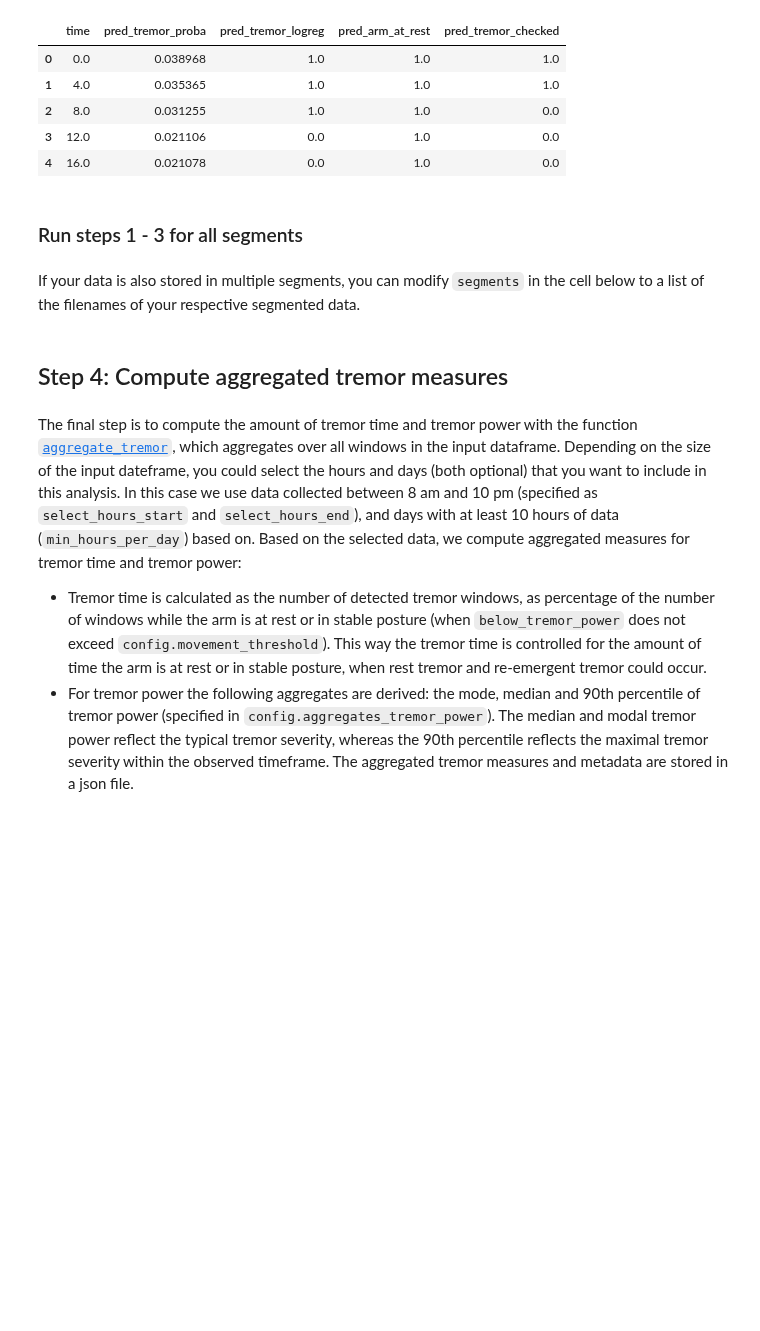
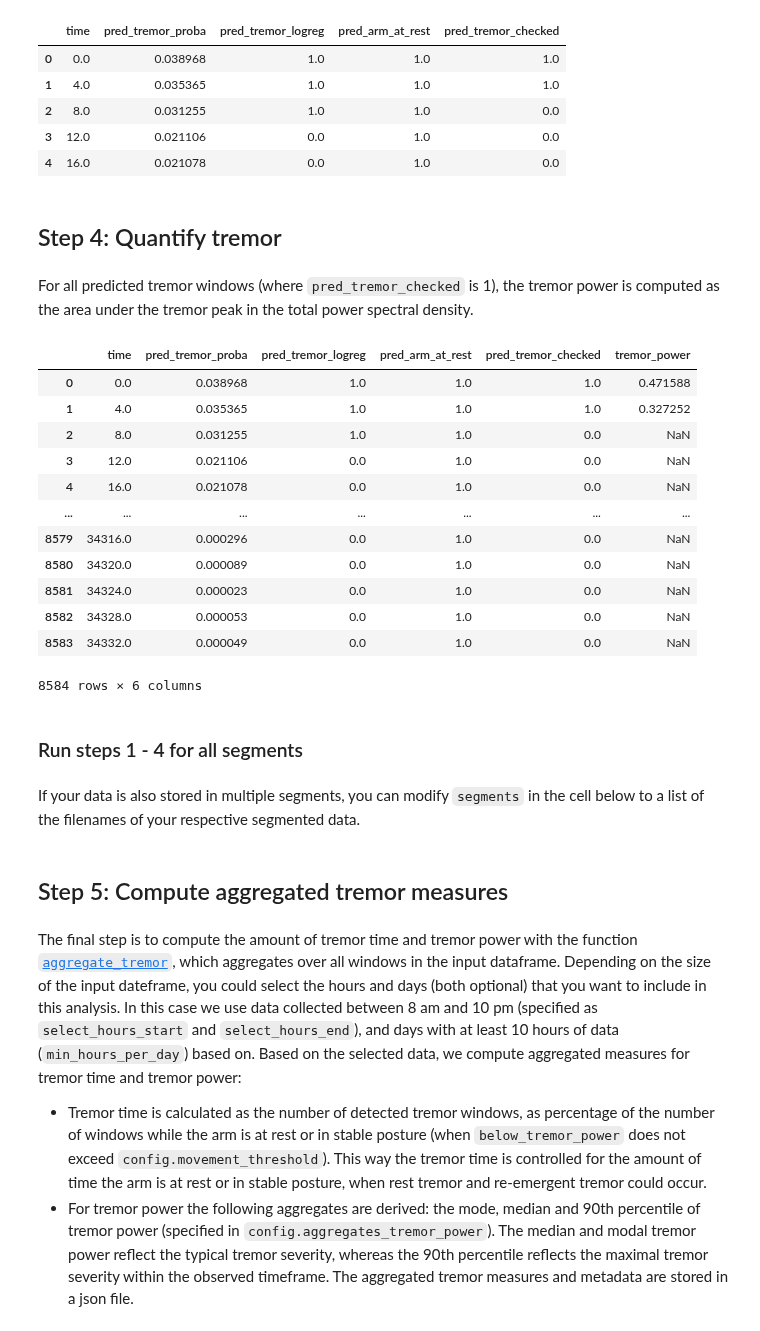
Before and after one commit to biomarkersParkinson/paradigma, a Jupyter notebook: docs/tutorials/tremor_analysis.ipynb, the cells around one changed output. Cells and saved outputs as stored; diff of their text form; code cells hidden in the pictures; blank space fills up the shorter version.

Commit message:
add quantification step to tremor pipeline

```diff
--- a/docs/tutorials/tremor_analysis.ipynb
+++ b/docs/tutorials/tremor_analysis.ipynb
@@ -87,7 +88,7 @@ from paradigma.pipelines.tremor_pipeline import extract_tremor_features
 config = TremorConfig(step='features')
 print(f'The window length is {config.window_length_s} seconds')
 
-df_features = extract_tremor_features(df_preprocessed_data, config)
+df_features, freqs, total_psd = extract_tremor_features(df_preprocessed_data, config)
 
 df_features
 # %% [output]
@@ -179,8 +180,32 @@ df_predictions.head()
 | 2 | 8.0 | 0.031255 | 1.0 | 1.0 | 0.0 |
 | 3 | 12.0 | 0.021106 | 0.0 | 1.0 | 0.0 |
 | 4 | 16.0 | 0.021078 | 0.0 | 1.0 | 0.0 |
+# %% [markdown]
+## Step 4: Quantify tremor
+# %% [markdown]
+For all predicted tremor windows (where `pred_tremor_checked` is 1), the tremor power is computed as the area under the tremor peak in the total power spectral density.
+# %%
+from paradigma.pipelines.tremor_pipeline import compute_tremor_power
+
+df_quantification = compute_tremor_power(df_predictions, freqs, total_psd, config)
+
+df_quantification[['time', 'pred_tremor_proba', 'pred_tremor_logreg', 'pred_arm_at_rest', 'pred_tremor_checked','tremor_power']]
+# %% [output]
+|  | time | pred_tremor_proba | pred_tremor_logreg | pred_arm_at_rest | pred_tremor_checked | tremor_power |
+| 0 | 0.0 | 0.038968 | 1.0 | 1.0 | 1.0 | 0.471588 |
+| 1 | 4.0 | 0.035365 | 1.0 | 1.0 | 1.0 | 0.327252 |
+| 2 | 8.0 | 0.031255 | 1.0 | 1.0 | 0.0 | NaN |
+| 3 | 12.0 | 0.021106 | 0.0 | 1.0 | 0.0 | NaN |
+| 4 | 16.0 | 0.021078 | 0.0 | 1.0 | 0.0 | NaN |
+| ... | ... | ... | ... | ... | ... | ... |
+| 8579 | 34316.0 | 0.000296 | 0.0 | 1.0 | 0.0 | NaN |
+| 8580 | 34320.0 | 0.000089 | 0.0 | 1.0 | 0.0 | NaN |
+| 8581 | 34324.0 | 0.000023 | 0.0 | 1.0 | 0.0 | NaN |
+| 8582 | 34328.0 | 0.000053 | 0.0 | 1.0 | 0.0 | NaN |
+| 8583 | 34332.0 | 0.000049 | 0.0 | 1.0 | 0.0 | NaN |
+8584 rows × 6 columns
 # %% [markdown]
-### Run steps 1 - 3 for all segments <a id='multiple_segments_cell'></a>
+### Run steps 1 - 4 for all segments <a id='multiple_segments_cell'></a>
 # %% [markdown]
 If your data is also stored in multiple segments, you can modify `segments` in the cell below to a list of the filenames of your respective segmented data.
 # %%
@@ -238,5 +265,5 @@ df_predictions = pd.concat(list_df_predictions, ignore_index=True)
 # %% [markdown]
-## Step 4: Compute aggregated tremor measures
+## Step 5: Compute aggregated tremor measures
 # %% [markdown]
 The final step is to compute the amount of tremor time and tremor power with the function [`aggregate_tremor`](https://github.com/biomarkersParkinson/paradigma/blob/main/src/paradigma/pipelines/tremor_pipeline.py#:~:text=aggregate_tremor), which aggregates over all windows in the input dataframe. Depending on the size of the input dateframe, you could select the hours and days (both optional) that you want to include in this analysis. In this case we use data collected between 8 am and 10 pm (specified as `select_hours_start` and `select_hours_end`), and days with at least 10 hours of data (`min_hours_per_day`) based on. Based on the selected data, we compute aggregated measures for tremor time and tremor power:
 - Tremor time is calculated as the number of detected tremor windows, as percentage of the number of windows while the arm is at rest or in stable posture (when `below_tremor_power` does not exceed `config.movement_threshold`). This way the tremor time is controlled for the amount of time the arm is at rest or in stable posture, when rest tremor and re-emergent tremor could occur.
```
Also changed, not shown: parts of 5 cells of this notebook, 2 other files.
